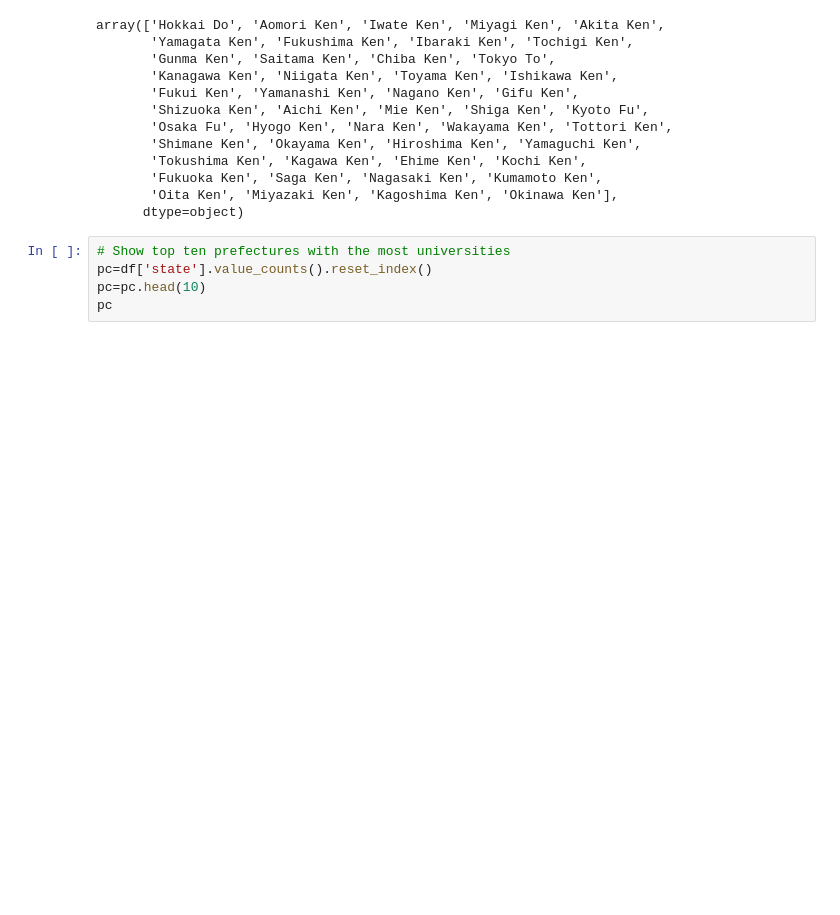
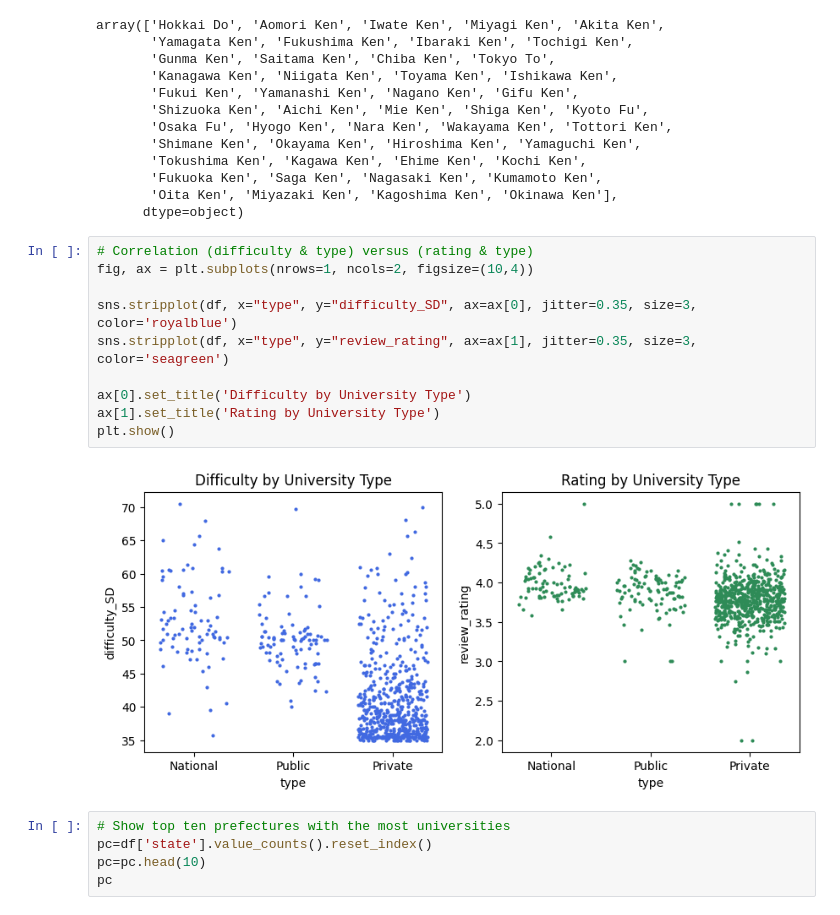
Before and after one commit to likrentai/GSPracticeFiles, a Jupyter notebook: GSDAP2-1.ipynb, the cells around one changed output. Saved outputs shown, nothing was run; the diff lists cells and outputs as text; blank space fills up the shorter version.

```diff
--- a/GSDAP2-1.ipynb
+++ b/GSDAP2-1.ipynb
@@ -103,6 +103,18 @@ array(['Hokkai Do', 'Aomori Ken', 'Iwate Ken', 'Miyagi Ken', 'Akita Ken',
        'Fukuoka Ken', 'Saga Ken', 'Nagasaki Ken', 'Kumamoto Ken',
        'Oita Ken', 'Miyazaki Ken', 'Kagoshima Ken', 'Okinawa Ken'],
       dtype=object)
+# %%
+# Correlation (difficulty & type) versus (rating & type)
+fig, ax = plt.subplots(nrows=1, ncols=2, figsize=(10,4))
+
+sns.stripplot(df, x="type", y="difficulty_SD", ax=ax[0], jitter=0.35, size=3, color='royalblue')
+sns.stripplot(df, x="type", y="review_rating", ax=ax[1], jitter=0.35, size=3, color='seagreen')
+
+ax[0].set_title('Difficulty by University Type')
+ax[1].set_title('Rating by University Type')
+plt.show()
+# %% [output]
+[figure, added]
 # %%
 # Show top ten prefectures with the most universities
 pc=df['state'].value_counts().reset_index()
```
Also changed, not shown: parts of 7 cells of this notebook, 1 other file.
